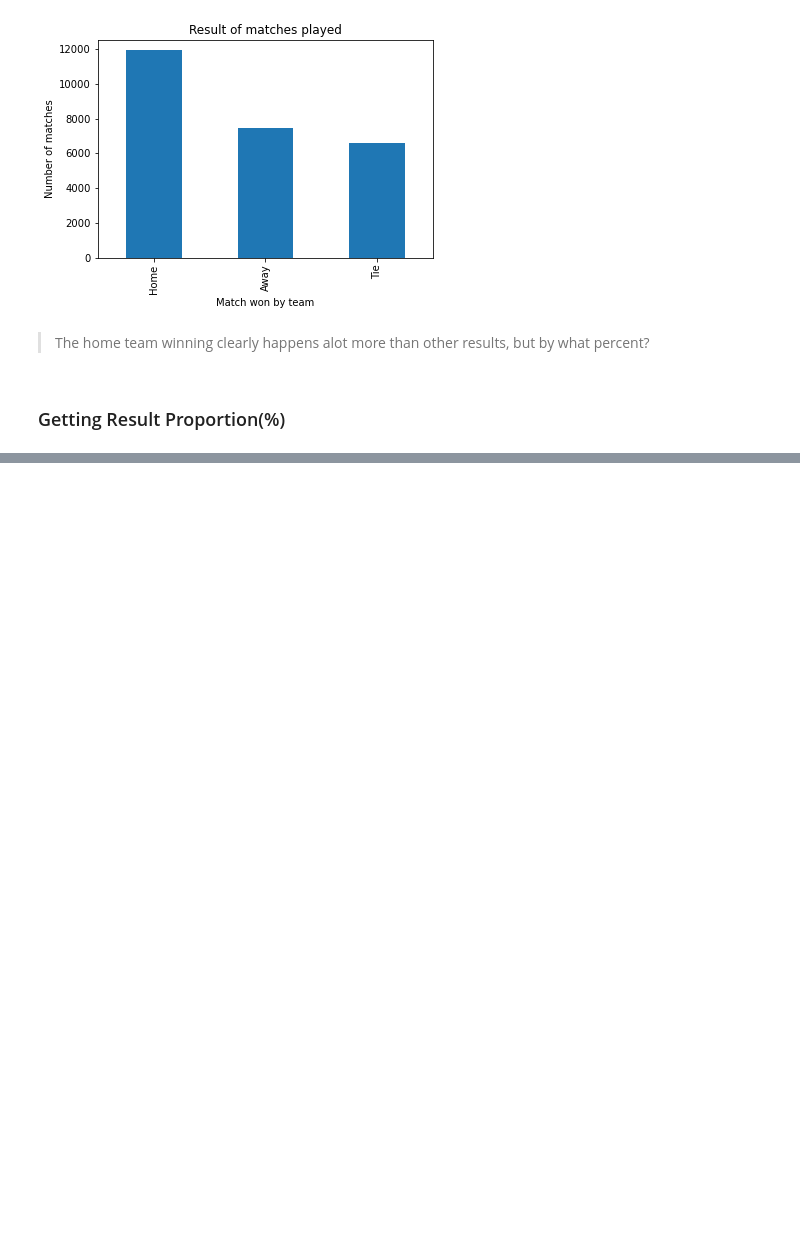
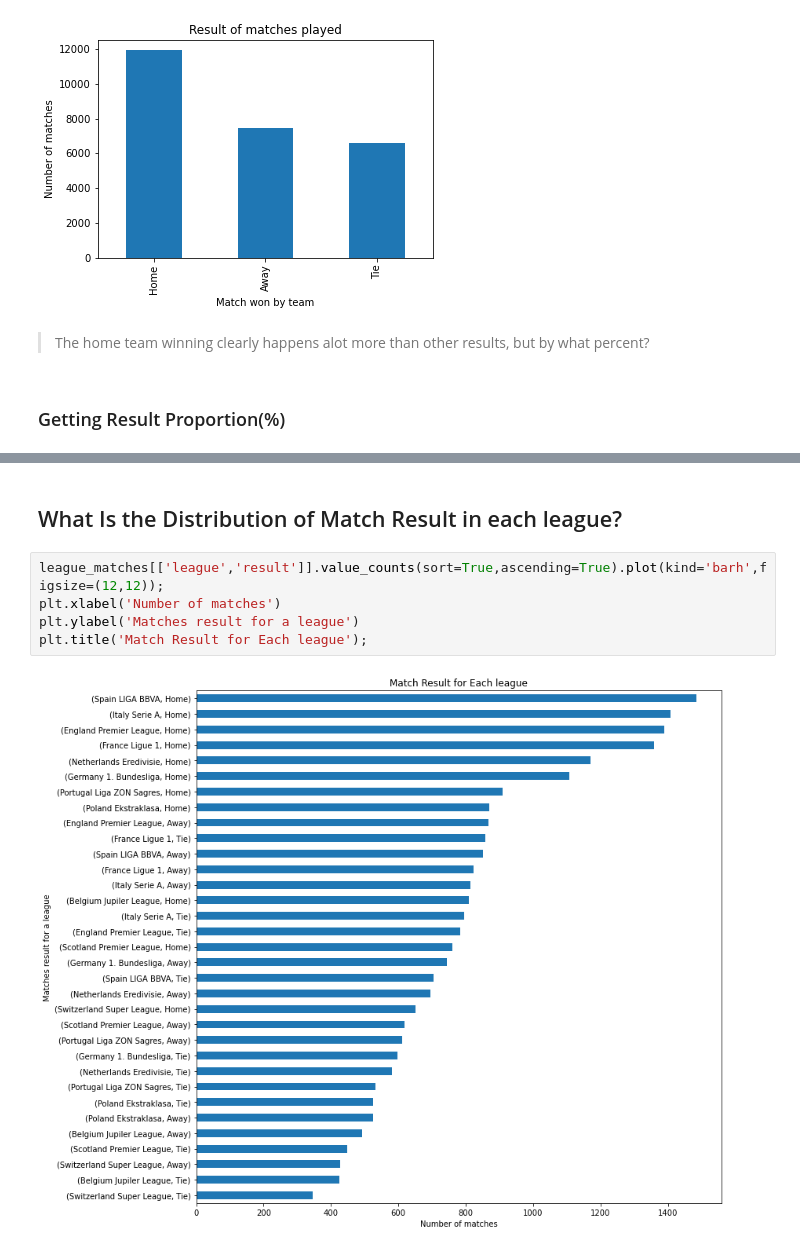
Before and after one commit to tunji-dev/Udacity_Data_Analyst_Nanodegree, a Jupyter notebook: project_2_investigate_soccer_dataset/soccer_dataset.ipynb, the cells around one changed output, grey strips where cells are left out. Drawn from its saved outputs; the diff is of its cells as text; blank space fills up the shorter version.

```diff
--- a/project_2_investigate_soccer_dataset/soccer_dataset.ipynb
+++ b/project_2_investigate_soccer_dataset/soccer_dataset.ipynb
@@ -298,0 +302,9 @@ plt.tight_layout()
+# %% [markdown]
+## What Is the Distribution of Match Result in each league?
+# %%
+league_matches[['league','result']].value_counts(sort=True,ascending=True).plot(kind='barh',figsize=(12,12));
+plt.xlabel('Number of matches')
+plt.ylabel('Matches result for a league')
+plt.title('Match Result for Each league');
+# %% [output]
+[figure, added]
```
Also changed, not shown: parts of 2 cells of this notebook.
